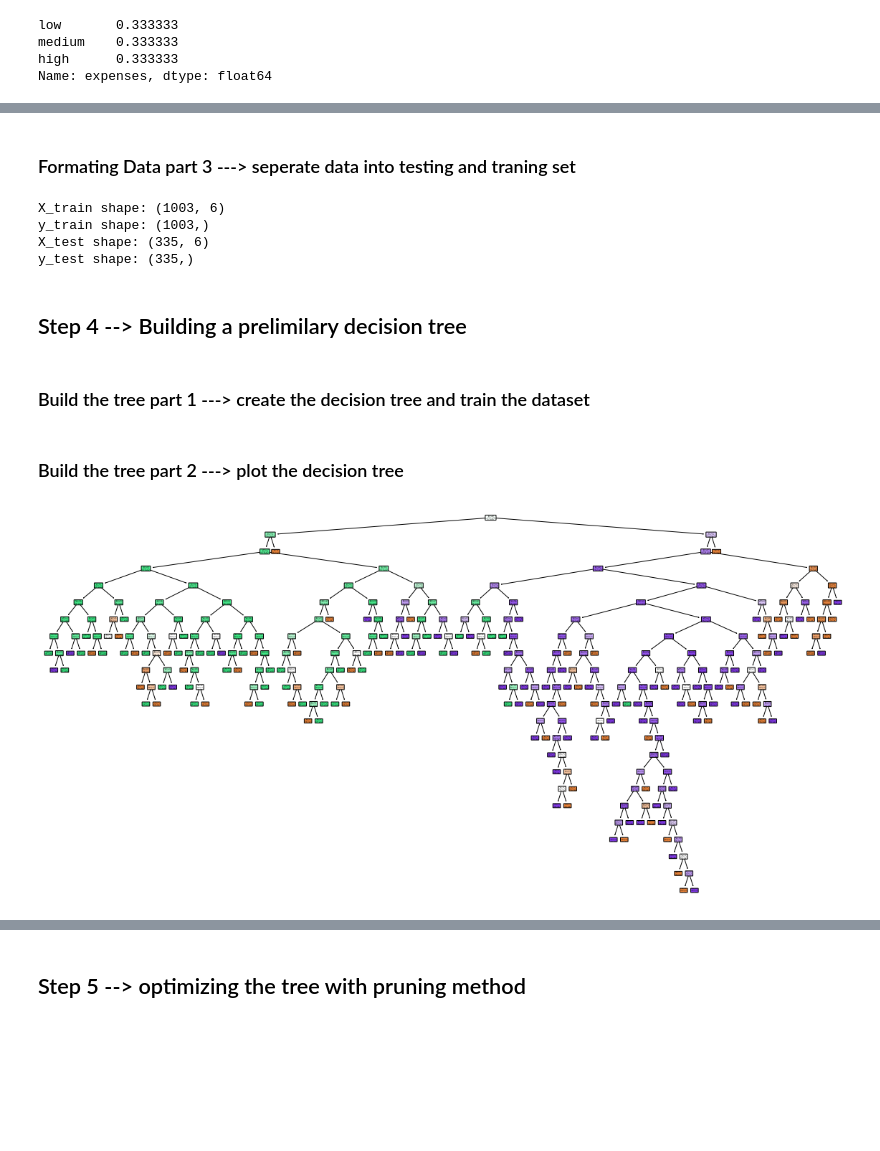
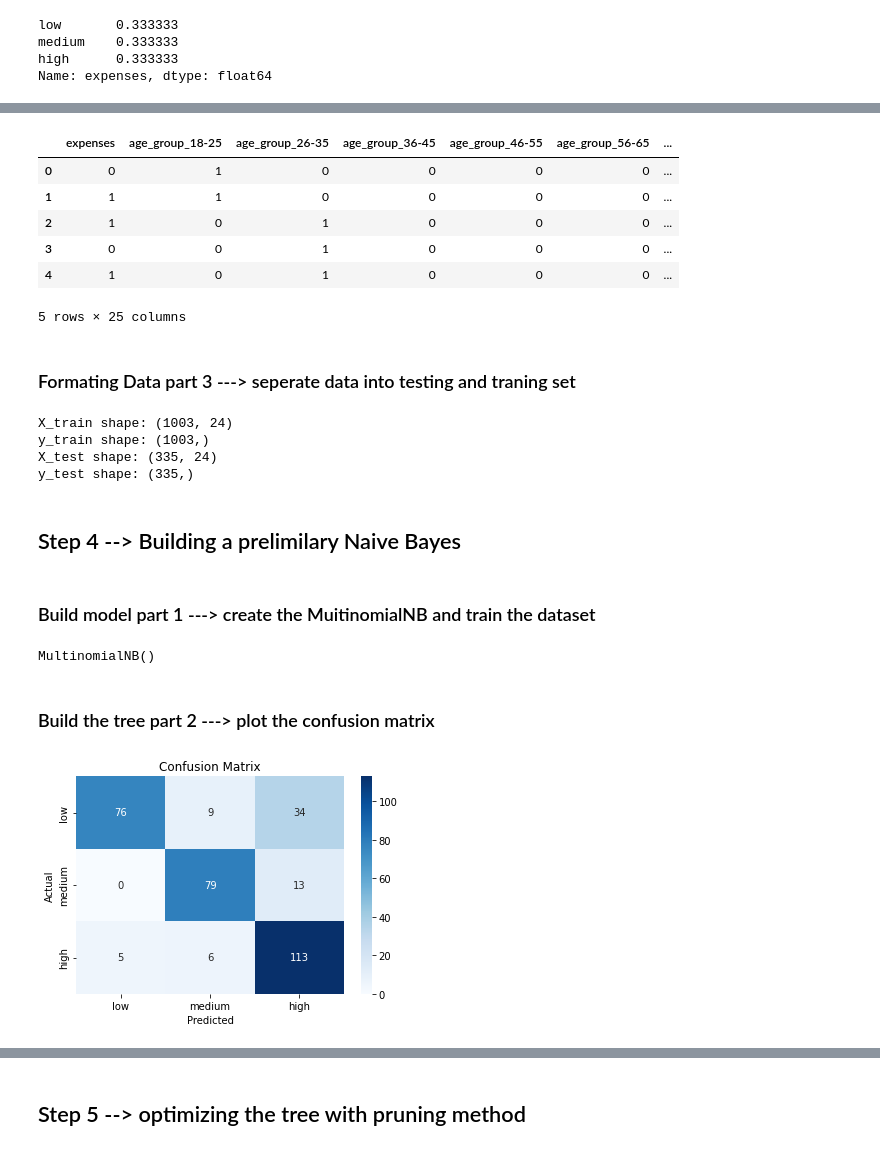
Before and after one commit to SouravDaedo/Insurance-Premium-Prediction, a Jupyter notebook: Classification_Model__Naive_Bayes_.ipynb, the cells around one changed output, grey strips where cells are left out. Saved outputs shown, nothing was run; the diff lists cells and outputs as text; code cells hidden in the pictures; blank space fills up the shorter version.

```diff
--- a/Classification_Model__Naive_Bayes_.ipynb
+++ b/Classification_Model__Naive_Bayes_.ipynb
@@ -203,18 +237,7 @@ from sklearn.preprocessing import LabelEncoder
 # Create a LabelEncoder object
 le = LabelEncoder()
 
-# Encode the 'sex' feature
-df['sex'] = le.fit_transform(df['sex'])
-
-# Encode the 'smoker' feature
-df['smoker'] = le.fit_transform(df['smoker'])
-
-# Encode the 'region' feature
-df['region'] = le.fit_transform(df['region'])
-
 # Encode the 'expenses' feature
 df['expenses'] = le.fit_transform(df['expenses'])
-
-# Print to verify the encoded feature
-print(df.head())
+df.head()
 # %% [output]
@@ -227,11 +250,26 @@ print(df.head())
+# %%
+# One-hot encoding for categorical features
+
+df_encod = pd.get_dummies(df, columns=['age_group', 'bmi_group', 'children', 'sex', 'smoker', 'region'])
+df_encod.head()
+# %% [output]
+|  | expenses | age_group_18-25 | age_group_26-35 | age_group_36-45 | age_group_46-55 | age_group_56-65 | ... |
+| 0 | 0 | 1 | 0 | 0 | 0 | 0 | ... |
+| 1 | 1 | 1 | 0 | 0 | 0 | 0 | ... |
+| 2 | 1 | 0 | 1 | 0 | 0 | 0 | ... |
+| 3 | 0 | 0 | 1 | 0 | 0 | 0 | ... |
+| 4 | 1 | 0 | 1 | 0 | 0 | 0 | ... |
+5 rows × 25 columns
 # %% [markdown]
 ### Formating Data part 3 ---> seperate data into testing and traning set
 # %%
 from sklearn.model_selection import train_test_split
 
 # Set the target variable (y) and the features (X)
-X = df.drop('expenses', axis=1)
-y = df['expenses']
+X = df_encod .drop('expenses', axis=1)
+y = df_encod ['expenses']
+
+
 
 # Split the dataset into training and testing sets
 X_train, X_test, y_train, y_test = train_test_split(X, y,random_state=21)
@@ -242,33 +280,38 @@ print("y_train shape:", y_train.shape)
 print("X_test shape:", X_test.shape)
 print("y_test shape:", y_test.shape)
 # %% [output]
-X_train shape: (1003, 6)
+X_train shape: (1003, 24)
 y_train shape: (1003,)
-X_test shape: (335, 6)
+X_test shape: (335, 24)
 y_test shape: (335,)
 # %% [markdown]
-## Step 4 --> Building a prelimilary decision tree
+## Step 4 --> Building a prelimilary Naive Bayes
 # %% [markdown]
-### Build the tree part 1 ---> create the decision tree and train the dataset
+### Build model part 1 ---> create the MuitinomialNB  and train the dataset
 # %%
-from sklearn.tree import DecisionTreeClassifier
+from sklearn.naive_bayes import MultinomialNB
 
 # creating the decision tree and fit it to the training data
 
-dt = DecisionTreeClassifier(random_state=21)
-dt=dt.fit(X_train, y_train)
+nb = MultinomialNB()
+nb.fit(X_train, y_train)
+# %% [output]
+MultinomialNB()
 # %% [markdown]
-### Build the tree part 2 ---> plot the decision tree
+### Build the tree part 2 ---> plot the confusion matrix
-# %%
-from sklearn import tree
-import matplotlib.pyplot as plt
-
-# Plot the decision tree
-
-fig, ax = plt.subplots(figsize=(20, 10))
-
-tree.plot_tree(dt, feature_names=X.columns, class_names=['low', 'medium', 'high'], filled=True, rounded=True, ax=ax)
-
-plt.show()
-# %% [output]
-[figure, removed]
+# %%
+import seaborn as sns
+import matplotlib.pyplot as plt
+from sklearn.metrics import confusion_matrix
+
+
+# Confusion matrix
+y_pred = nb.predict(X_test)
+cm = confusion_matrix(y_test, y_pred)
+sns.heatmap(cm, annot=True, fmt='d', cmap='Blues', xticklabels=['low', 'medium', 'high'], yticklabels=['low', 'medium', 'high'])
+plt.xlabel('Predicted')
+plt.ylabel('Actual')
+plt.title('Confusion Matrix')
+plt.show()
+# %% [output]
+[figure, added]
```
Also changed, not shown: parts of 53 cells of this notebook.
